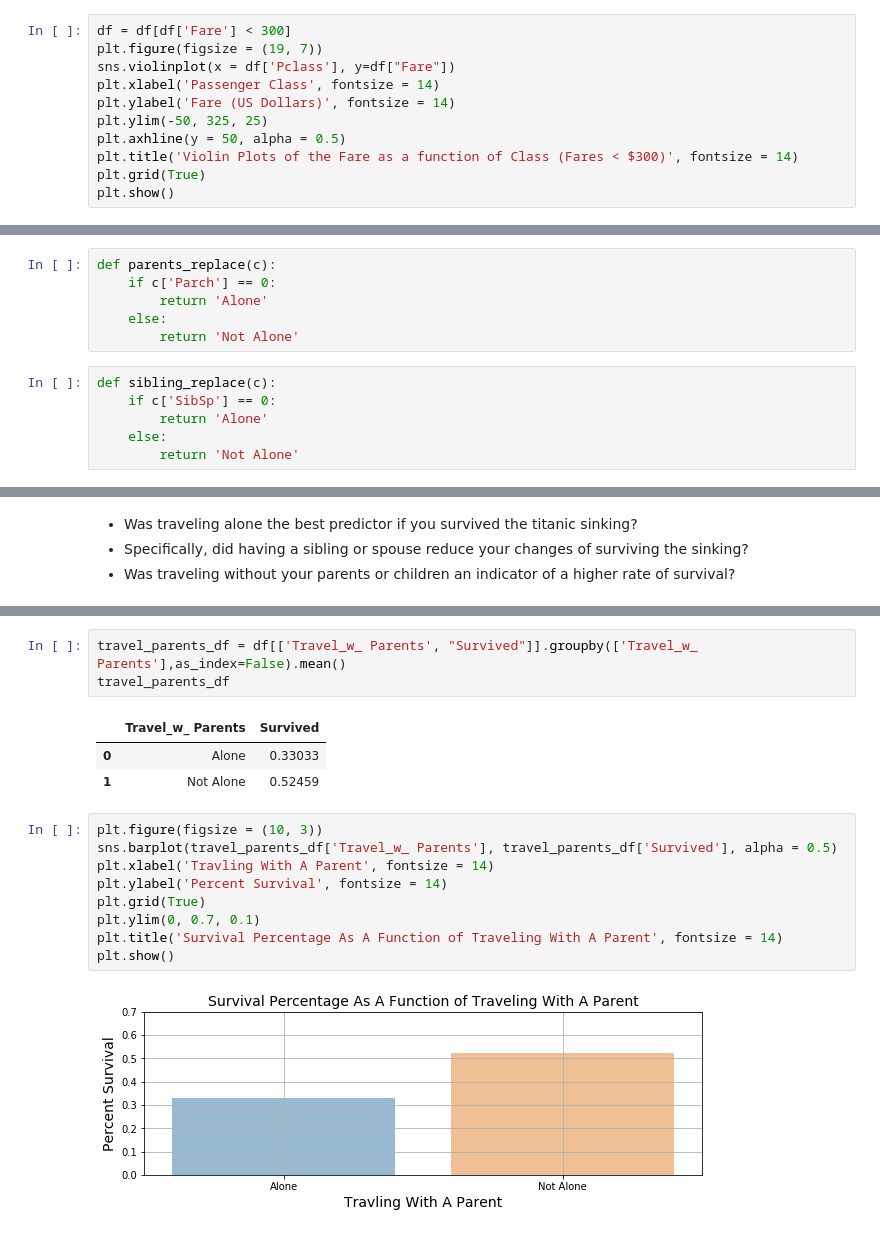
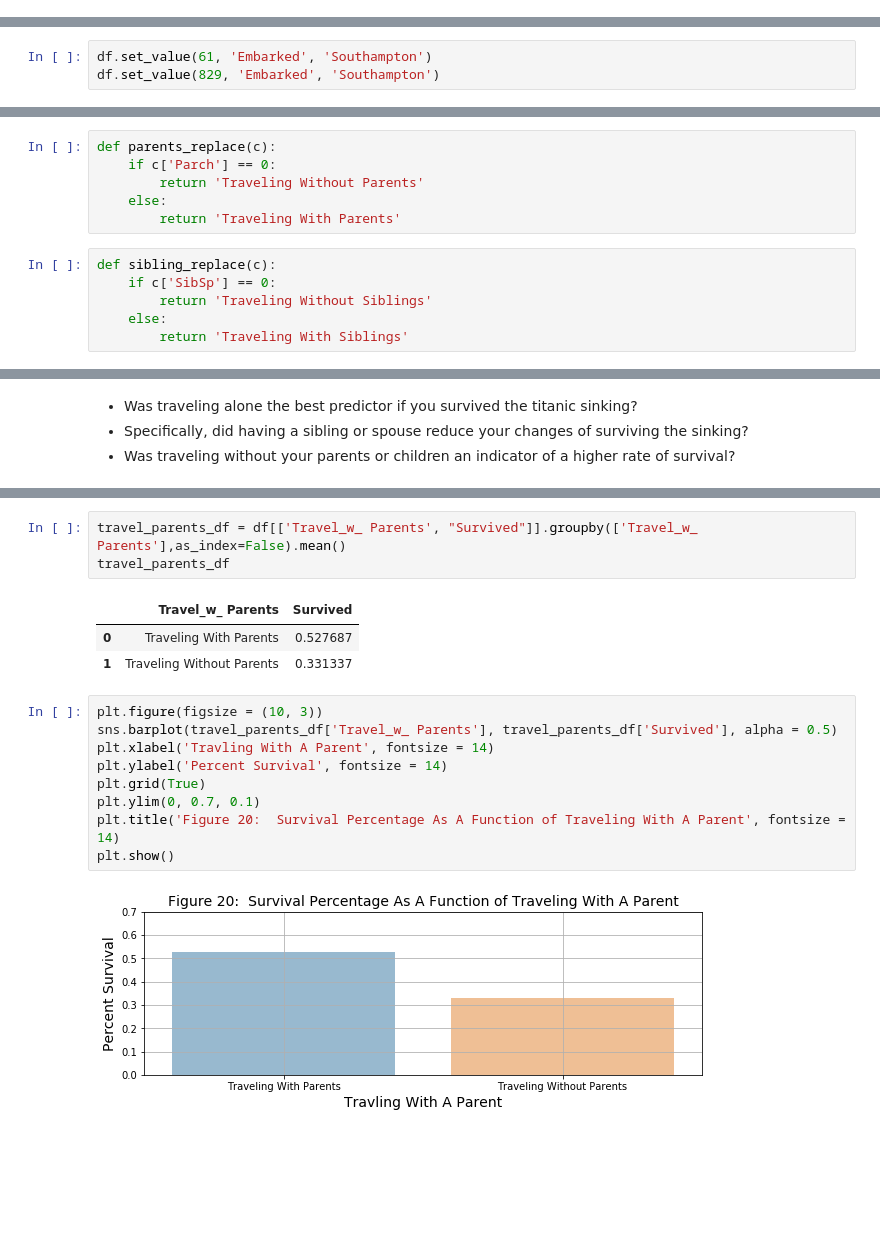
Before and after one commit to grantaguinaldo/kaggle-titanic, a Jupyter notebook: Titanic Analysis .ipynb, the cells around one changed output, grey strips where cells are left out. Cells and saved outputs as stored; diff of their text form; blank space fills up the shorter version.

```diff
--- a/Titanic Analysis .ipynb
+++ b/Titanic Analysis .ipynb
@@ -95,11 +89,0 @@ plt.show()
-# %%
-df = df[df['Fare'] < 300]
-plt.figure(figsize = (19, 7))
-sns.violinplot(x = df['Pclass'], y=df["Fare"])
-plt.xlabel('Passenger Class', fontsize = 14)
-plt.ylabel('Fare (US Dollars)', fontsize = 14)
-plt.ylim(-50, 325, 25)
-plt.axhline(y = 50, alpha = 0.5)
-plt.title('Violin Plots of the Fare as a function of Class (Fares < $300)', fontsize = 14)
-plt.grid(True)
-plt.show()
@@ -179,0 +101,3 @@ df['Embarked'].fillna(df['Embarked'] == 'S', inplace=True)
+# %%
+df.set_value(61, 'Embarked', 'Southampton')
+df.set_value(829, 'Embarked', 'Southampton')
@@ -232,15 +267,15 @@ Name: Parch, dtype: int64
 # %%
 def parents_replace(c):
     if c['Parch'] == 0:
-        return 'Alone'
+        return 'Traveling Without Parents'
     else:
-        return 'Not Alone'
+        return 'Traveling With Parents'
 # %%
 def sibling_replace(c):
     if c['SibSp'] == 0:
-        return 'Alone'
+        return 'Traveling Without Siblings'
     else:
-        return 'Not Alone'
+        return 'Traveling With Siblings'
 # %%
 df['Travel_w_ Parents'] = df.apply(parents_replace, axis=1)
 # %%
@@ -550,19 +583,19 @@ travel_parents_df = df[['Travel_w_ Parents', "Survived"]].groupby(['Travel_w_ Pa
 travel_parents_df
 # %% [output]
 |  | Travel_w_ Parents | Survived |
-| 0 | Alone | 0.33033 |
-| 1 | Not Alone | 0.52459 |
+| 0 | Traveling With Parents | 0.527687 |
+| 1 | Traveling Without Parents | 0.331337 |
 # %%
 plt.figure(figsize = (10, 3))
 sns.barplot(travel_parents_df['Travel_w_ Parents'], travel_parents_df['Survived'], alpha = 0.5)
 plt.xlabel('Travling With A Parent', fontsize = 14)
 plt.ylabel('Percent Survival', fontsize = 14)
 plt.grid(True)
 plt.ylim(0, 0.7, 0.1)
-plt.title('Survival Percentage As A Function of Traveling With A Parent', fontsize = 14)
+plt.title('Figure 20:  Survival Percentage As A Function of Traveling With A Parent', fontsize = 14)
 plt.show()
 # %% [output]
-[figure, old version]
+[figure, new version]
 # %%
 df_class_1 = df[df['Pclass'] == 1]
 facet = sns.FacetGrid(df_class_1, hue="Survived",aspect=4)
```
Also changed, not shown: parts of 68 cells of this notebook.
